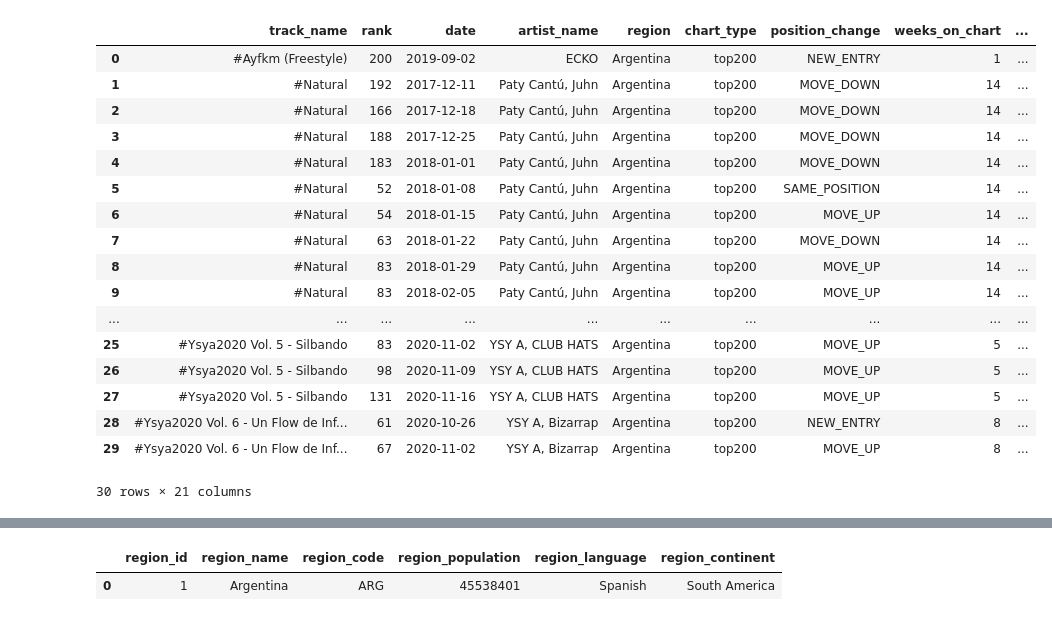
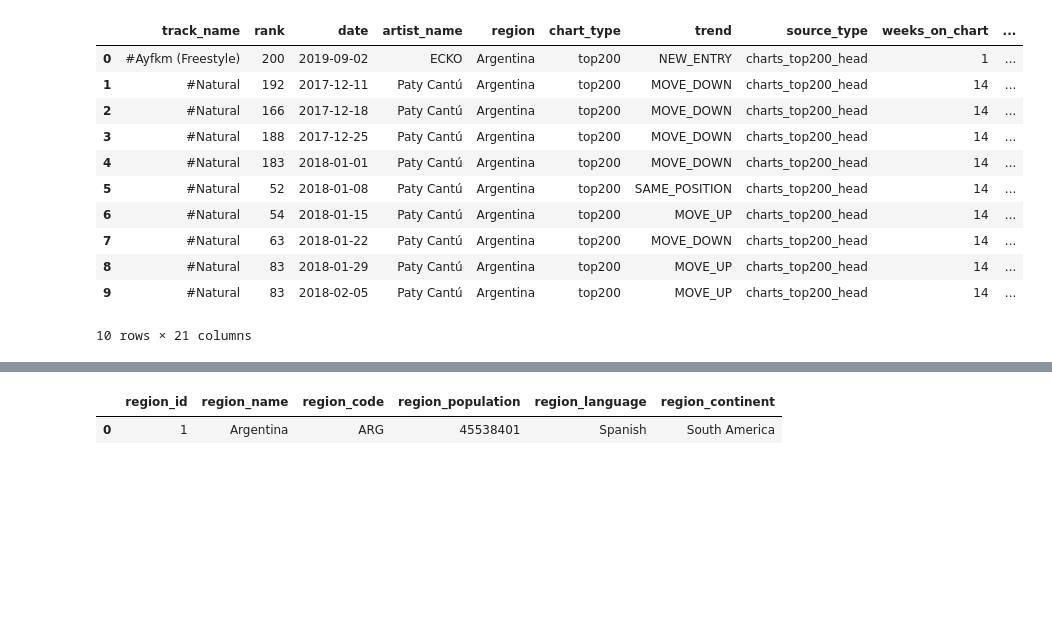
Before and after one commit to martynalesniak/spotify-dwh, a Jupyter notebook: etl/transform/test_tranform.ipynb, the cells around one changed output, grey strips where cells are left out. Cells and saved outputs as stored; diff of their text form; code cells hidden in the pictures; blank space fills up the shorter version.

Commit message:
poprawiona transformacja danych

```diff
--- a/etl/transform/test_tranform.ipynb
+++ b/etl/transform/test_tranform.ipynb
@@ -2,24 +2,18 @@
 import pandas as pd
 from transform import *
 # %%
-processed_data = pd.read_csv(r'C:\Users\ulasz\OneDrive\Pulpit\studia\sem6\hurtownie danych\spotify-dwh\etl\output\raw_charts_top200_20250604_134727.csv')
+processed_data = pd.read_csv(r'C:\Users\ulasz\OneDrive\Pulpit\studia\sem6\hurtownie danych\dane\raw_charts_top200_head_20250604_104912.csv')
 processed_data
 # %% [output]
-|  | track_name | rank | date | artist_name | region | chart_type | position_change | weeks_on_chart | ... |
-| 0 | #Ayfkm (Freestyle) | 200 | 2019-09-02 | ECKO | Argentina | top200 | NEW_ENTRY | 1 | ... |
-| 1 | #Natural | 192 | 2017-12-11 | Paty Cantú, Juhn | Argentina | top200 | MOVE_DOWN | 14 | ... |
-| 2 | #Natural | 166 | 2017-12-18 | Paty Cantú, Juhn | Argentina | top200 | MOVE_DOWN | 14 | ... |
-| 3 | #Natural | 188 | 2017-12-25 | Paty Cantú, Juhn | Argentina | top200 | MOVE_DOWN | 14 | ... |
-| 4 | #Natural | 183 | 2018-01-01 | Paty Cantú, Juhn | Argentina | top200 | MOVE_DOWN | 14 | ... |
-| 5 | #Natural | 52 | 2018-01-08 | Paty Cantú, Juhn | Argentina | top200 | SAME_POSITION | 14 | ... |
-| 6 | #Natural | 54 | 2018-01-15 | Paty Cantú, Juhn | Argentina | top200 | MOVE_UP | 14 | ... |
-| 7 | #Natural | 63 | 2018-01-22 | Paty Cantú, Juhn | Argentina | top200 | MOVE_DOWN | 14 | ... |
-| 8 | #Natural | 83 | 2018-01-29 | Paty Cantú, Juhn | Argentina | top200 | MOVE_UP | 14 | ... |
-| 9 | #Natural | 83 | 2018-02-05 | Paty Cantú, Juhn | Argentina | top200 | MOVE_UP | 14 | ... |
-| ... | ... | ... | ... | ... | ... | ... | ... | ... | ... |
-| 25 | #Ysya2020 Vol. 5 - Silbando | 83 | 2020-11-02 | YSY A, CLUB HATS | Argentina | top200 | MOVE_UP | 5 | ... |
-| 26 | #Ysya2020 Vol. 5 - Silbando | 98 | 2020-11-09 | YSY A, CLUB HATS | Argentina | top200 | MOVE_UP | 5 | ... |
-| 27 | #Ysya2020 Vol. 5 - Silbando | 131 | 2020-11-16 | YSY A, CLUB HATS | Argentina | top200 | MOVE_UP | 5 | ... |
-| 28 | #Ysya2020 Vol. 6 - Un Flow de Inf... | 61 | 2020-10-26 | YSY A, Bizarrap | Argentina | top200 | NEW_ENTRY | 8 | ... |
-| 29 | #Ysya2020 Vol. 6 - Un Flow de Inf... | 67 | 2020-11-02 | YSY A, Bizarrap | Argentina | top200 | MOVE_UP | 8 | ... |
+|  | track_name | rank | date | artist_name | region | chart_type | trend | source_type | weeks_on_chart | ... |
+| 0 | #Ayfkm (Freestyle) | 200 | 2019-09-02 | ECKO | Argentina | top200 | NEW_ENTRY | charts_top200_head | 1 | ... |
+| 1 | #Natural | 192 | 2017-12-11 | Paty Cantú | Argentina | top200 | MOVE_DOWN | charts_top200_head | 14 | ... |
+| 2 | #Natural | 166 | 2017-12-18 | Paty Cantú | Argentina | top200 | MOVE_DOWN | charts_top200_head | 14 | ... |
+| 3 | #Natural | 188 | 2017-12-25 | Paty Cantú | Argentina | top200 | MOVE_DOWN | charts_top200_head | 14 | ... |
+| 4 | #Natural | 183 | 2018-01-01 | Paty Cantú | Argentina | top200 | MOVE_DOWN | charts_top200_head | 14 | ... |
+| 5 | #Natural | 52 | 2018-01-08 | Paty Cantú | Argentina | top200 | SAME_POSITION | charts_top200_head | 14 | ... |
+| 6 | #Natural | 54 | 2018-01-15 | Paty Cantú | Argentina | top200 | MOVE_UP | charts_top200_head | 14 | ... |
+| 7 | #Natural | 63 | 2018-01-22 | Paty Cantú | Argentina | top200 | MOVE_DOWN | charts_top200_head | 14 | ... |
+| 8 | #Natural | 83 | 2018-01-29 | Paty Cantú | Argentina | top200 | MOVE_UP | charts_top200_head | 14 | ... |
+| 9 | #Natural | 83 | 2018-02-05 | Paty Cantú | Argentina | top200 | MOVE_UP | charts_top200_head | 14 | ... |
-30 rows × 21 columns
+10 rows × 21 columns
```
Also changed, not shown: parts of 8 cells of this notebook, 2 other files.
